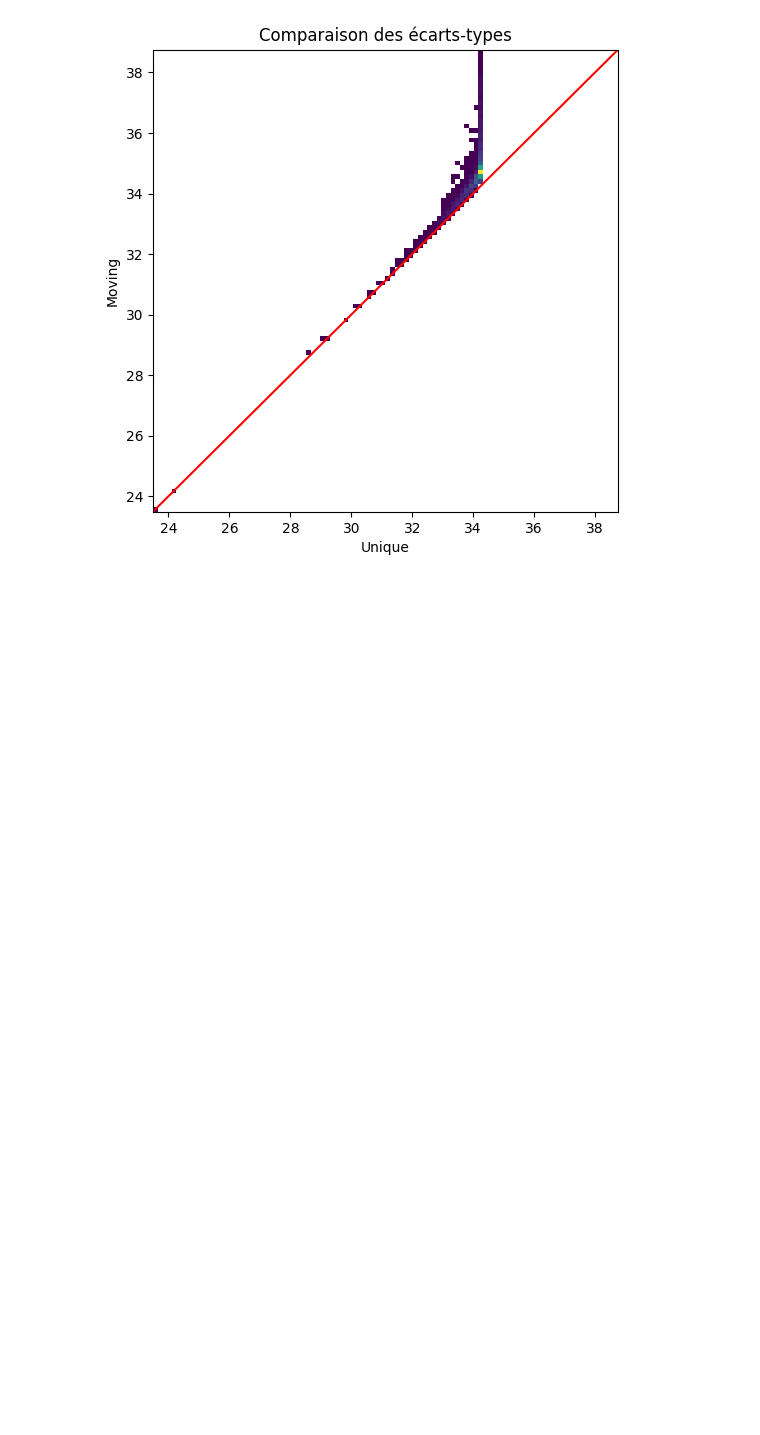
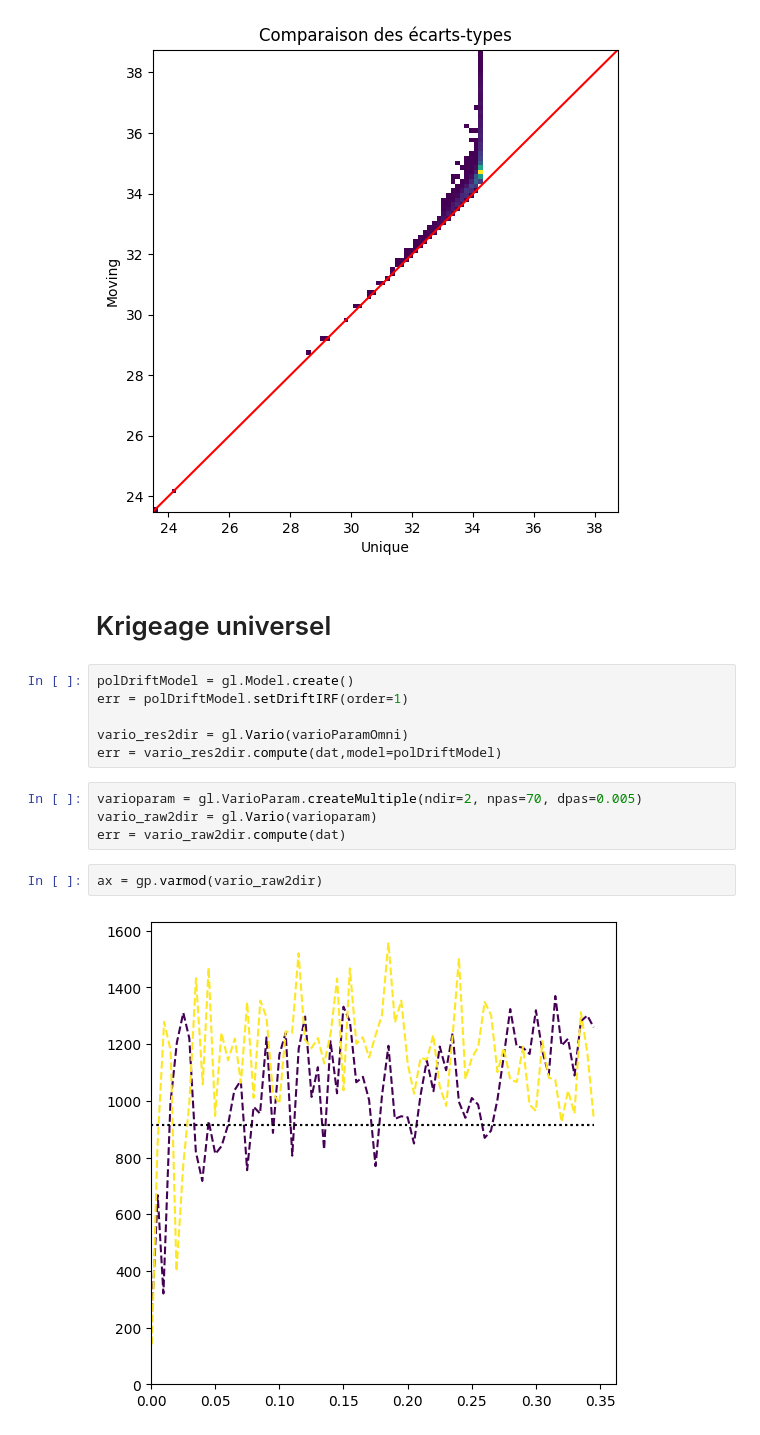
Before and after one commit to adwge99/Krigeage_PFAS, a Jupyter notebook: krigeage_anatole_3.ipynb, the cells around one changed output. Saved outputs shown, nothing was run; the diff lists cells and outputs as text; blank space fills up the shorter version.

```diff
--- a/krigeage_anatole_3.ipynb
+++ b/krigeage_anatole_3.ipynb
@@ -103,3 +103,19 @@ ax = gp.correlation(grid,namex = "OK*stdev",namey="lessSmall*stdev",
 ax.decoration(title="Comparaison des écarts-types", xlabel="Unique", ylabel="Moving")
 # %% [output]
 [figure]
+# %% [markdown]
+# Krigeage universel
+# %%
+polDriftModel = gl.Model.create()
+err = polDriftModel.setDriftIRF(order=1)
+
+vario_res2dir = gl.Vario(varioParamOmni)
+err = vario_res2dir.compute(dat,model=polDriftModel)
+# %%
+varioparam = gl.VarioParam.createMultiple(ndir=2, npas=70, dpas=0.005)
+vario_raw2dir = gl.Vario(varioparam)
+err = vario_raw2dir.compute(dat)
+# %%
+ax = gp.varmod(vario_raw2dir)
+# %% [output]
+[figure, added]
```
Also changed, not shown: parts of 7 cells of this notebook.
